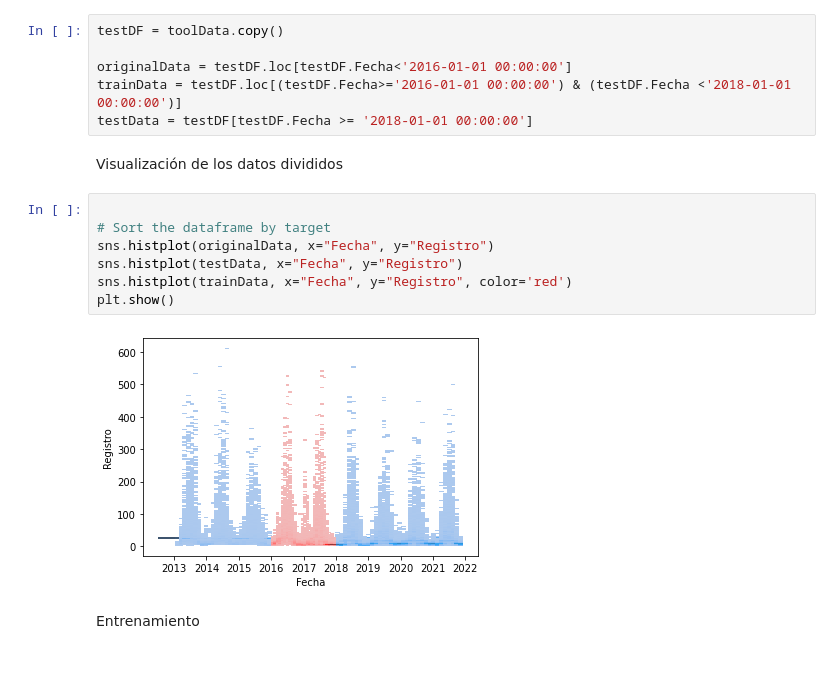
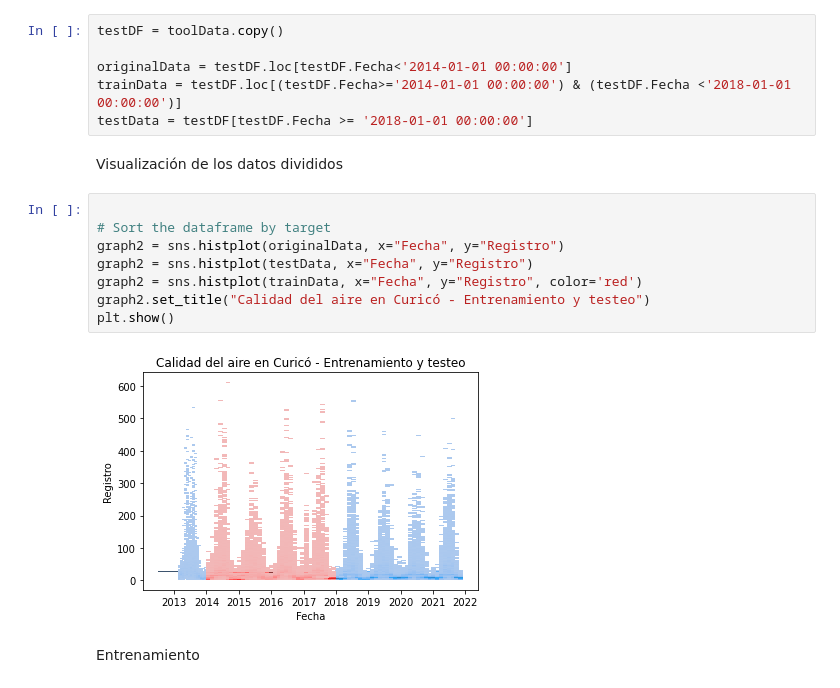
Before and after one commit to Sakutwf/ProyectoFinalMachineLearning, a Jupyter notebook: Proyecto_Final_Machine_Learning.ipynb, the cells around one changed output. Saved outputs shown, nothing was run; the diff lists cells and outputs as text.

```diff
--- a/Proyecto_Final_Machine_Learning.ipynb
+++ b/Proyecto_Final_Machine_Learning.ipynb
@@ -155,20 +168,21 @@ Separación de datos para entrenamiento y validación
 # %%
 testDF = toolData.copy()
 
-originalData = testDF.loc[testDF.Fecha<'2016-01-01 00:00:00']
-trainData = testDF.loc[(testDF.Fecha>='2016-01-01 00:00:00') & (testDF.Fecha <'2018-01-01 00:00:00')]
+originalData = testDF.loc[testDF.Fecha<'2014-01-01 00:00:00']
+trainData = testDF.loc[(testDF.Fecha>='2014-01-01 00:00:00') & (testDF.Fecha <'2018-01-01 00:00:00')]
 testData = testDF[testDF.Fecha >= '2018-01-01 00:00:00']
 # %% [markdown]
 Visualización de los datos divididos
 # %%
 
 # Sort the dataframe by target
-sns.histplot(originalData, x="Fecha", y="Registro")
-sns.histplot(testData, x="Fecha", y="Registro")
-sns.histplot(trainData, x="Fecha", y="Registro", color='red')
+graph2 = sns.histplot(originalData, x="Fecha", y="Registro")
+graph2 = sns.histplot(testData, x="Fecha", y="Registro")
+graph2 = sns.histplot(trainData, x="Fecha", y="Registro", color='red')
+graph2.set_title("Calidad del aire en Curicó - Entrenamiento y testeo")
 plt.show()
 # %% [output]
-[figure, old version]
+[figure, new version]
 # %% [markdown]
 Entrenamiento
 # %%
```
Also changed, not shown: parts of 7 cells of this notebook.
